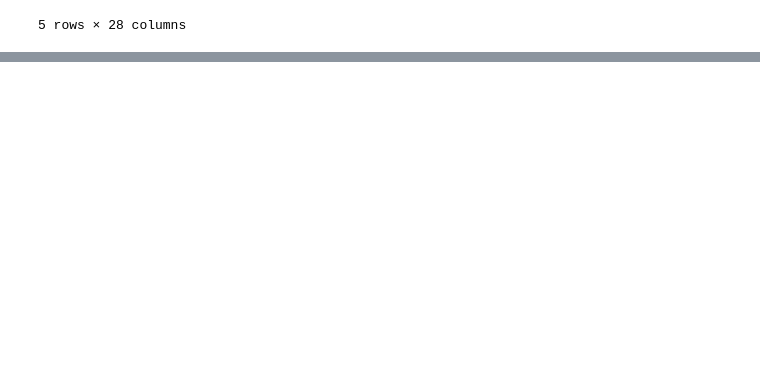
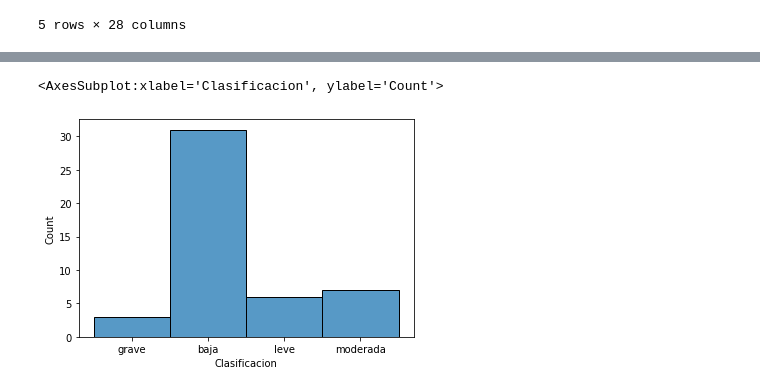
Before and after one commit to rikrdinii1/Proyecto_Final_IH, a Jupyter notebook: Analisis/Analisis_Data_Recolectada.ipynb, the cells around one changed output, grey strips where cells are left out. Drawn from its saved outputs; the diff is of its cells as text; code cells hidden in the pictures; blank space fills up the shorter version.

```diff
--- a/Analisis/Analisis_Data_Recolectada.ipynb
+++ b/Analisis/Analisis_Data_Recolectada.ipynb
@@ -110,0 +174,3 @@ respuestas_recibidas = respuestas_recibidas.dropna()
+# %%
+data['Edad'] = pd.to_numeric(data['Edad'])
+data.head()
@@ -110,0 +185,30 @@ respuestas_recibidas = respuestas_recibidas.dropna()
+# %%
+# Primero vamos a ver cuantas de las personas que realizaron el test cuentan con depresion
+
+# baja = 0-13
+# leve = 14-19
+# moderada = 20-28
+# grave = 29-63
+
+def calificacion(x):
+    if (x >=0 and x<=13):
+        y = 'baja'
+    elif (x >=14 and x<=19):
+        y =  'leve'
+    elif (x >=20 and x<=28):
+        y = 'moderada'
+    else:
+        y = 'grave'
+
+    return y
+
+cal = lambda x : calificacion(x)
+
+# Creamos una columna con la clasificacion por el puntage final
+
+data['Clasificacion'] = data['Calificacion_Final'].apply(cal)
+data.head()
+
+
+# Pasamos la data a CSV
+#data.to_csv('Data.csv')
@@ -110,0 +271,6 @@ respuestas_recibidas = respuestas_recibidas.dropna()
+# %%
+# distribucion de la clasificacion de los grados de depresion
+sns.histplot(data,x='Clasificacion')
+# %% [output]
+<AxesSubplot:xlabel='Clasificacion', ylabel='Count'>
+[figure, added]
```
Also changed, not shown: parts of 13 cells of this notebook, 3 other files.
